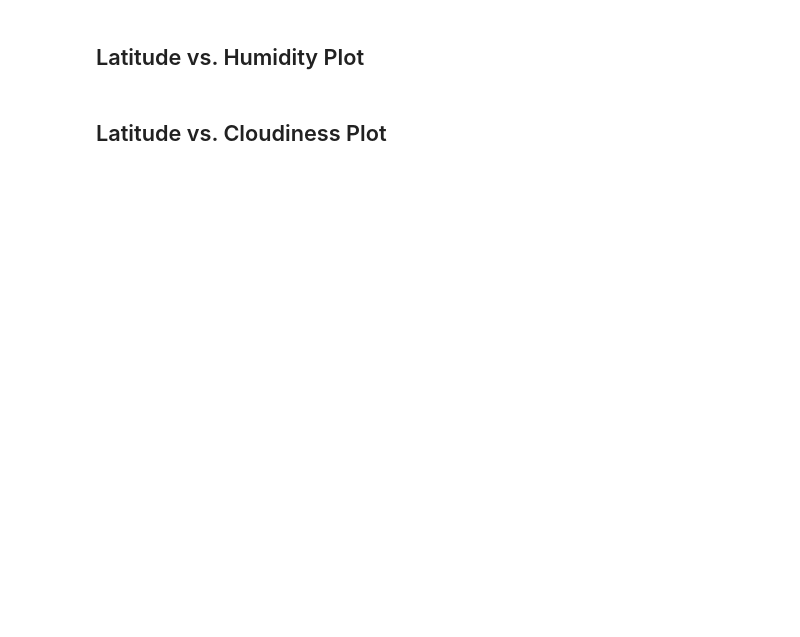
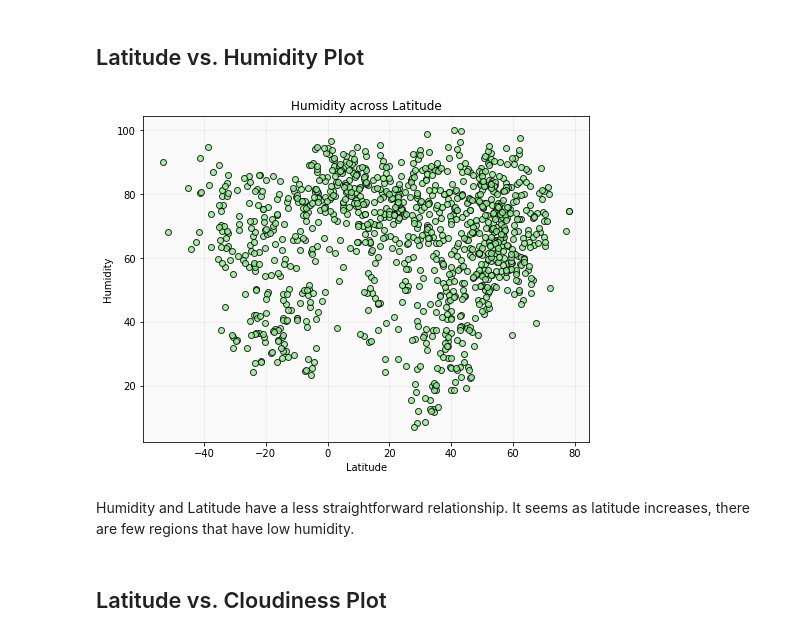
Before and after one commit to Alex-Saunders-Codes/API-Challenge, a Jupyter notebook: WeatherPy/WeatherPy.ipynb, the cells around one changed output. Drawn from its saved outputs; the diff is of its cells as text; code cells hidden in the pictures; blank space fills up the shorter version.

```diff
--- a/WeatherPy/WeatherPy.ipynb
+++ b/WeatherPy/WeatherPy.ipynb
@@ -100,4 +188,18 @@ Skip this step if there are no cities that have humidity > 100%.
 # %% [markdown]
 ## Latitude vs. Humidity Plot
+# %%
+fig2, ax2 = plt.subplots(figsize=(8,6))
+ax2.set_title('Humidity across Latitude')
+ax2.set_xlabel('Latitude')
+ax2.set_ylabel('Humidity')
+ax2.set_facecolor('#FAFAFA')
+plt.grid(alpha=0.2)
+ax2.scatter(weather_df_2['lat'], weather_df_2['humidity'], edgecolor="black", color='lightgreen', alpha = 0.8)
+plt.show()
+fig2.savefig('Results/HumidityvsLatitude.png')
+# %% [output]
+[figure, added]
+# %% [markdown]
+Humidity and Latitude have a less straightforward relationship. It seems as latitude increases, there are few regions that have low humidity.
 # %% [markdown]
 ## Latitude vs. Cloudiness Plot
```
Also changed, not shown: parts of 25 cells of this notebook, 7 other files.
